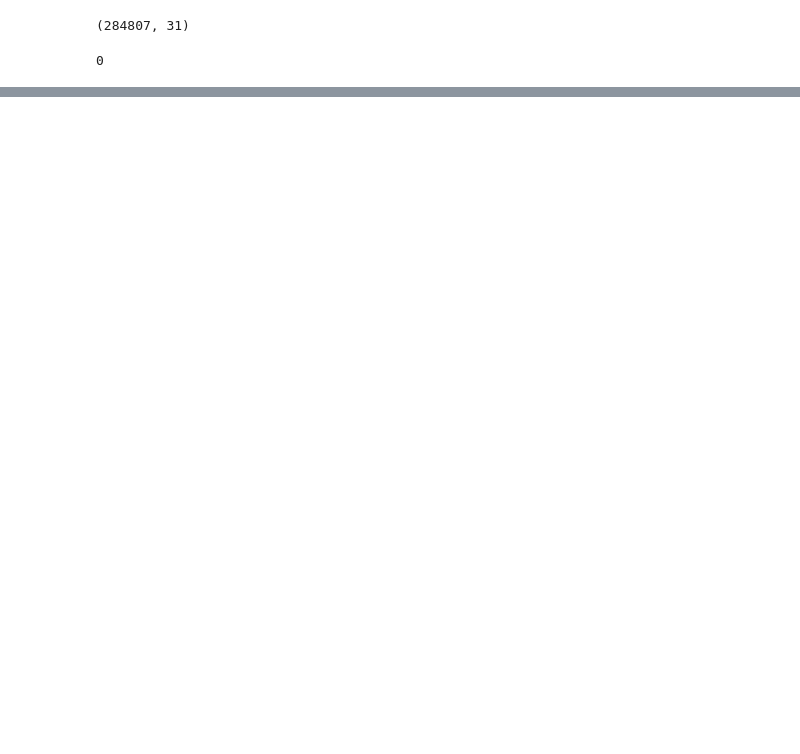
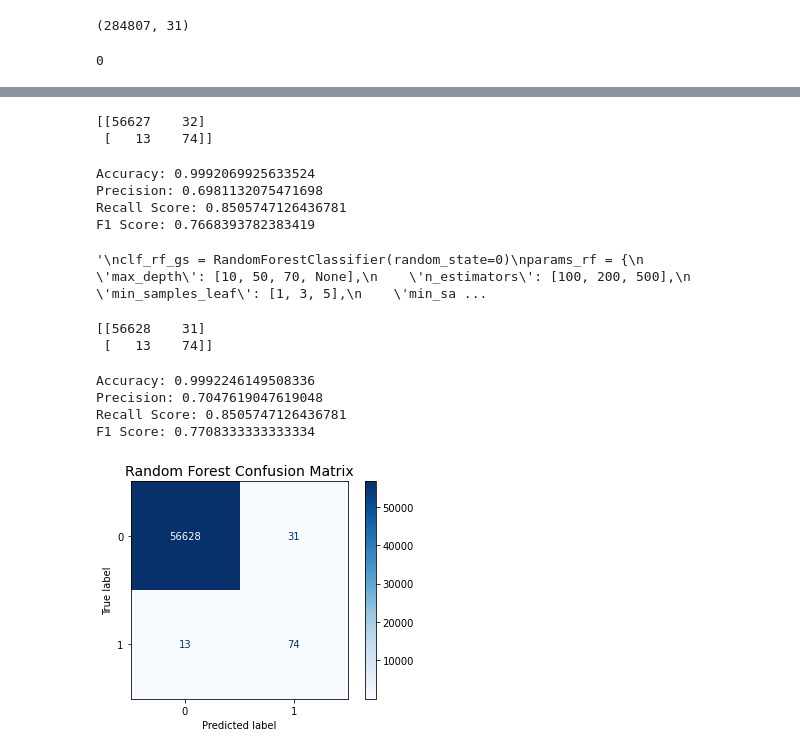
Before and after one commit to alicemaki/creditcardfraud, a Jupyter notebook: Credit Card Fraud Analysis.ipynb, the cells around one changed output, grey strips where cells are left out. Cells and saved outputs as stored; diff of their text form; code cells hidden in the pictures; blank space fills up the shorter version.

```diff
--- a/Credit Card Fraud Analysis.ipynb
+++ b/Credit Card Fraud Analysis.ipynb
@@ -88,0 +145,5 @@ Will use SMOTE (Synthetic Minority Oversampling Technique) which takes the minor
+# %%
+# Training data is 80% of the data and \
+# Testing data is 20% of the data
+X_train, X_test, y_train, y_test = \
+    train_test_split(X, y, test_size = 0.2, random_state = 0)
@@ -88,0 +228,70 @@ Will use SMOTE (Synthetic Minority Oversampling Technique) which takes the minor
+# %%
+# random forest
+clf_rf = RandomForestClassifier(random_state=0)
+
+clf_rf.fit(X_train, y_train)
+
+y_pred_rf = clf_rf.predict(X_test)
+
+print(confusion_matrix(y_test, y_pred_rf))
+# %% [output]
+[[56627    32]
+ [   13    74]]
+# %%
+print(f"Accuracy: {accuracy_score(y_test, y_pred_rf)}")
+print(f"Precision: {precision_score(y_test, y_pred_rf)}")
+print(f"Recall Score: {recall_score(y_test, y_pred_rf)}")
+print(f"F1 Score: {f1_score(y_test, y_pred_rf)}")
+# %% [output]
+Accuracy: 0.9992069925633524
+Precision: 0.6981132075471698
+Recall Score: 0.8505747126436781
+F1 Score: 0.7668393782383419
+# %%
+# Grid Search for random forest
+'''
+clf_rf_gs = RandomForestClassifier(random_state=0)
+params_rf = {
+    'max_depth': [10, 50, 70, None],
+    'n_estimators': [100, 200, 500],
+    'min_samples_leaf': [1, 3, 5],
+    'min_samples_split': [2, 5, 10]
+}
+
+rf_model_gs = GridSearchCV(clf_rf_gs, param_grid=params_rf, \
+    cv = 5, scoring = "recall", n_jobs=-1)
+rf_model_gs.fit(X_train, y_train)
+print(rf_model_gs.best_params_)
+# best parameters: max_depth: 50, n_estimators: 200, min_samples_leaf: 1, \
+# min_samples_split: 2
+'''
+# %% [output]
+'\nclf_rf_gs = RandomForestClassifier(random_state=0)\nparams_rf = {\n    \'max_depth\': [10, 50, 70, None],\n    \'n_estimators\': [100, 200, 500],\n    \'min_samples_leaf\': [1, 3, 5],\n    \'min_sa ...
+# %%
+clf_rf_best = RandomForestClassifier(random_state=0, max_depth=50, \
+    n_estimators=200, min_samples_leaf=1, min_samples_split=2)
+
+clf_rf_best.fit(X_train, y_train)
+
+y_pred_rf_best = clf_rf_best.predict(X_test)
+
+print(confusion_matrix(y_test, y_pred_rf_best))
+# %% [output]
+[[56628    31]
+ [   13    74]]
+# %%
+print(f"Accuracy: {accuracy_score(y_test, y_pred_rf_best)}")
+print(f"Precision: {precision_score(y_test, y_pred_rf_best)}")
+print(f"Recall Score: {recall_score(y_test, y_pred_rf_best)}")
+print(f"F1 Score: {f1_score(y_test, y_pred_rf_best)}")
+# %% [output]
+Accuracy: 0.9992246149508336
+Precision: 0.7047619047619048
+Recall Score: 0.8505747126436781
+F1 Score: 0.7708333333333334
+# %%
+plot_confusion_matrix(clf_rf_best, X_test, y_test, cmap = 'Blues')
+plt.title('Random Forest Confusion Matrix', fontsize = 14)
+plt.show()
+# %% [output]
+[figure, added]
```
Also changed, not shown: parts of 28 cells of this notebook, 2 other files.
